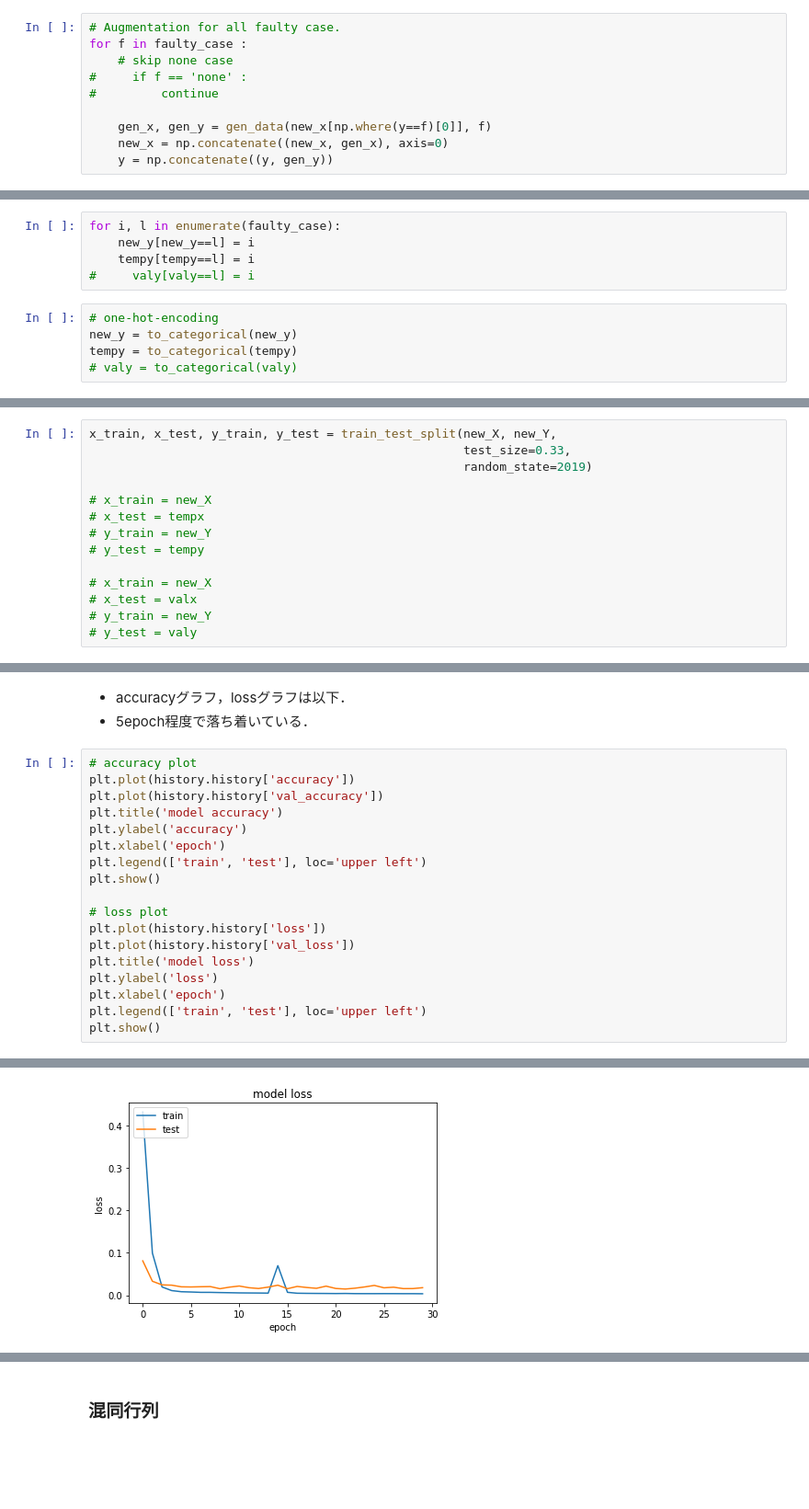
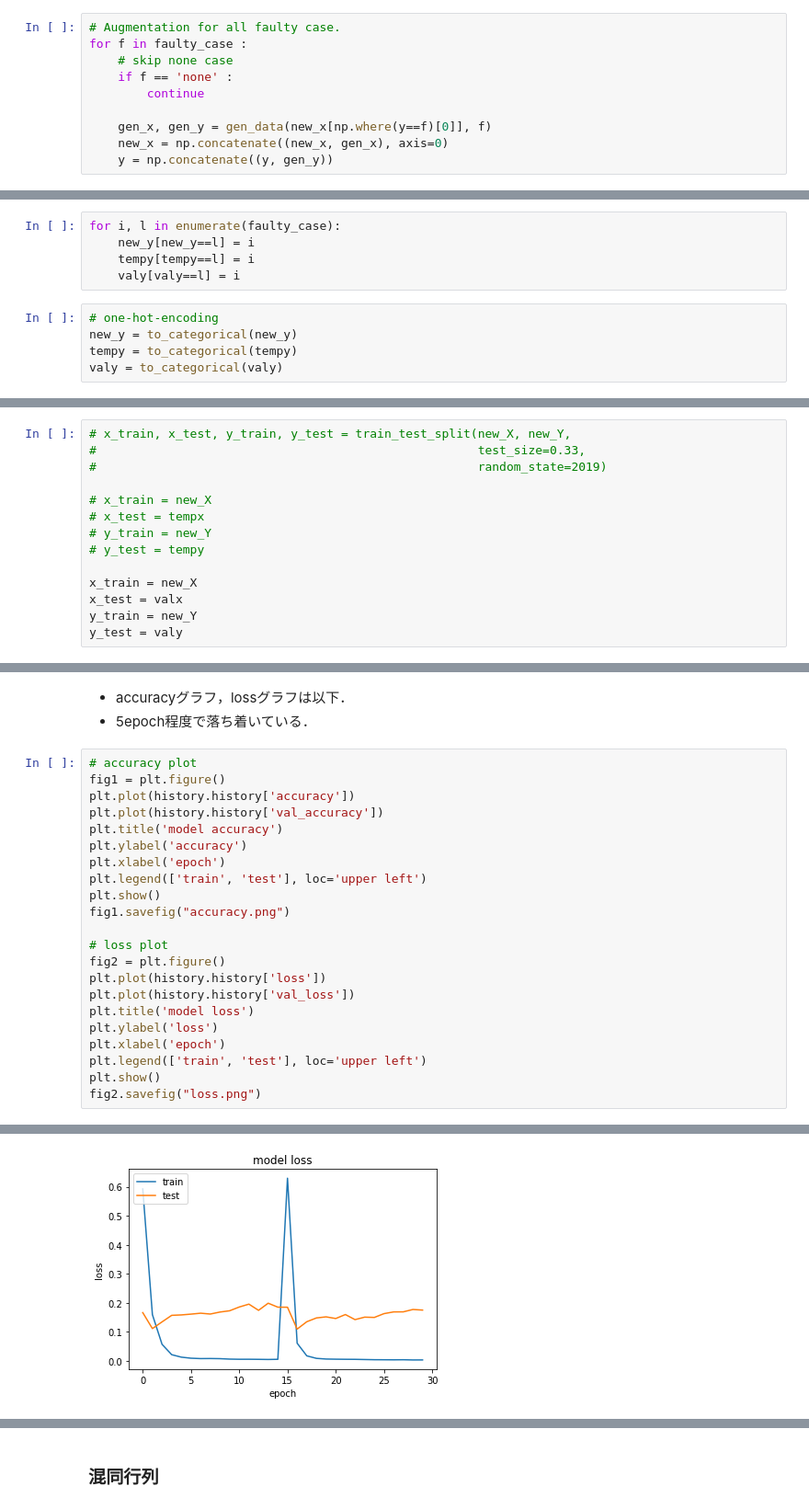
Before and after one commit to YukiOkazaki/wafermap, a Jupyter notebook: wafermap26x26_ex.ipynb, the cells around one changed output, grey strips where cells are left out. Shown: that part at 92% size. Saved outputs shown, nothing was run; the diff lists cells and outputs as text; blank space fills up the shorter version.

```diff
--- a/wafermap26x26_ex.ipynb
+++ b/wafermap26x26_ex.ipynb
@@ -582,8 +604,8 @@ bu_y = y.copy()
 # Augmentation for all faulty case.
 for f in faulty_case :
     # skip none case
-#     if f == 'none' :
-#         continue
+    if f == 'none' :
+        continue
 
     gen_x, gen_y = gen_data(new_x[np.where(y==f)[0]], f)
     new_x = np.concatenate((new_x, gen_x), axis=0)
@@ -689,31 +710,31 @@ plt.show()'''
 for i, l in enumerate(faulty_case):
     new_y[new_y==l] = i
     tempy[tempy==l] = i
-#     valy[valy==l] = i
+    valy[valy==l] = i
 # %%
 # one-hot-encoding
 new_y = to_categorical(new_y)
 tempy = to_categorical(tempy)
-# valy = to_categorical(valy)
+valy = to_categorical(valy)
 # %%
 new_X=new_x
 new_Y=new_y
 # %% [markdown]
 - 学習データとテストデータに分割する．
 # %%
-x_train, x_test, y_train, y_test = train_test_split(new_X, new_Y,
-                                                    test_size=0.33,
-                                                    random_state=2019)
+# x_train, x_test, y_train, y_test = train_test_split(new_X, new_Y,
+#                                                     test_size=0.33,
+#                                                     random_state=2019)
 
 # x_train = new_X
 # x_test = tempx
 # y_train = new_Y
 # y_test = tempy
 
-# x_train = new_X
-# x_test = valx
-# y_train = new_Y
-# y_test = valy
+x_train = new_X
+x_test = valx
+y_train = new_Y
+y_test = valy
 # %%
 print('Train x : {}, y : {}'.format(x_train.shape, y_train.shape))
 print('Test x: {}, y : {}'.format(x_test.shape, y_test.shape))
@@ -857,6 +880,7 @@ _________________________________________________________________
 - 5epoch程度で落ち着いている．
 # %%
 # accuracy plot
+fig1 = plt.figure()
 plt.plot(history.history['accuracy'])
 plt.plot(history.history['val_accuracy'])
 plt.title('model accuracy')
@@ -864,8 +888,10 @@ plt.ylabel('accuracy')
 plt.xlabel('epoch')
 plt.legend(['train', 'test'], loc='upper left')
 plt.show()
+fig1.savefig("accuracy.png")
 
 # loss plot
+fig2 = plt.figure()
 plt.plot(history.history['loss'])
 plt.plot(history.history['val_loss'])
 plt.title('model loss')
@@ -873,4 +899,5 @@ plt.ylabel('loss')
 plt.xlabel('epoch')
 plt.legend(['train', 'test'], loc='upper left')
 plt.show()
+fig2.savefig("loss.png")
 # %% [output]
@@ -878,4 +905,4 @@ plt.show()
-[figure, old version]
+[figure, new version]
 # %%
 #y_train_pred = np.argmax(model.predict(x_train))
 y_train_pred = model.predict(x_train)
```
Also changed, not shown: parts of 23 cells of this notebook, 4 other files.
